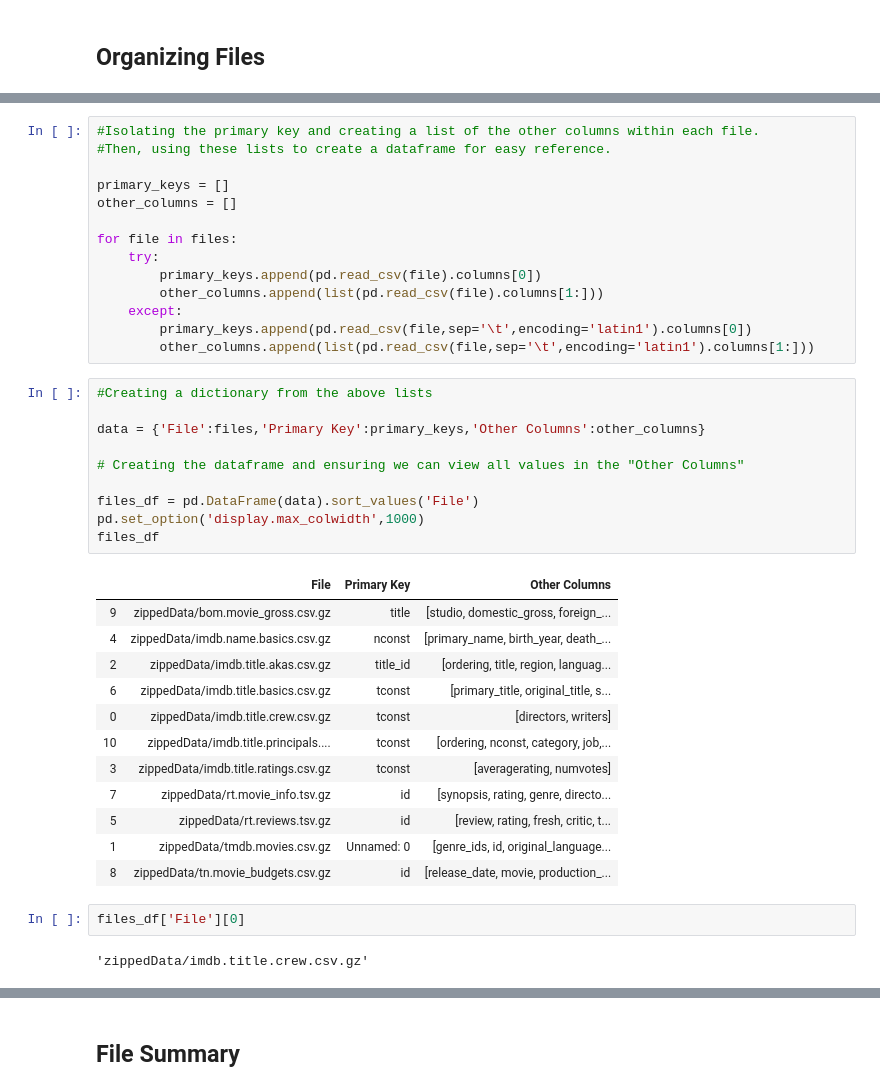
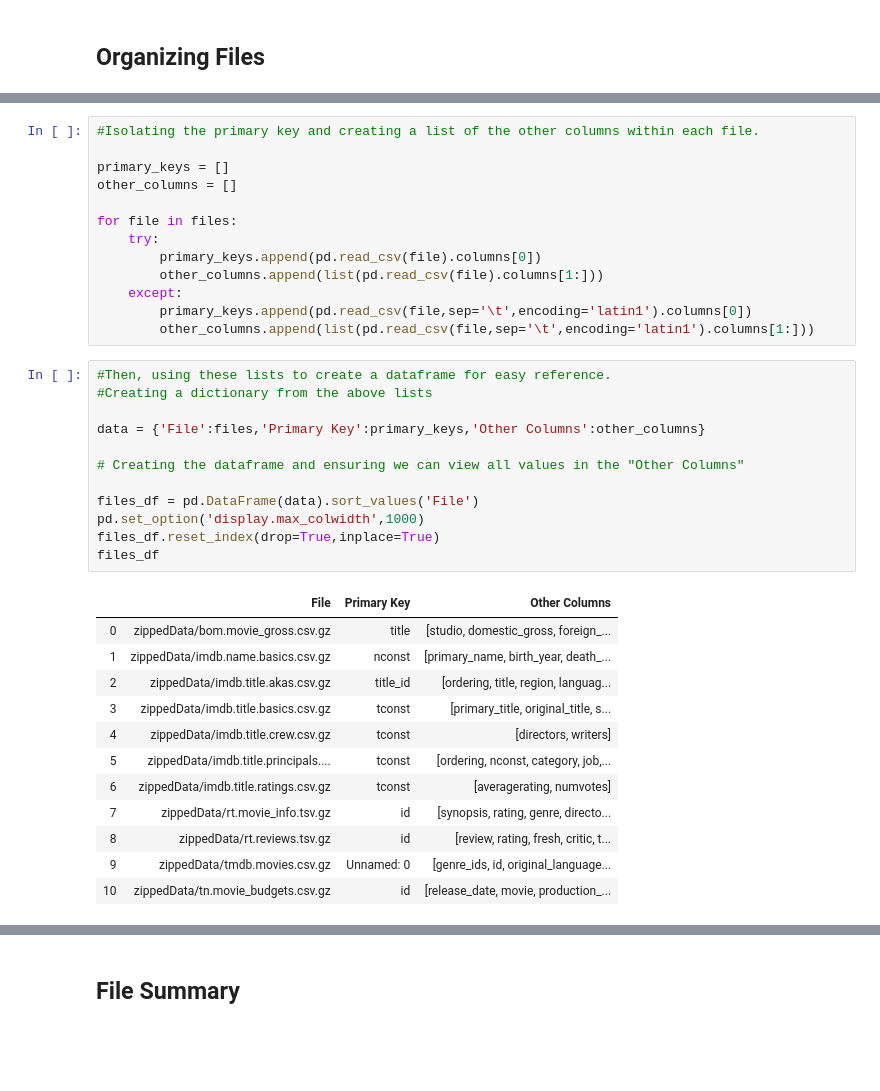
Before and after one commit to miriamsemmar/dsc-mod-1-project-v2-1-onl01-dtsc-pt-041320, a Jupyter notebook: student.ipynb, the cells around one changed output, grey strips where cells are left out. Saved outputs shown, nothing was run; the diff lists cells and outputs as text; blank space fills up the shorter version.

```diff
--- a/student.ipynb
+++ b/student.ipynb
@@ -53,6 +52,5 @@ Summary notes:
 # %%
 #Isolating the primary key and creating a list of the other columns within each file.
-#Then, using these lists to create a dataframe for easy reference.
 
 primary_keys = []
 other_columns = []
@@ -65,29 +63,27 @@ for file in files:
         primary_keys.append(pd.read_csv(file,sep='\t',encoding='latin1').columns[0])
         other_columns.append(list(pd.read_csv(file,sep='\t',encoding='latin1').columns[1:]))
 # %%
+#Then, using these lists to create a dataframe for easy reference.
 #Creating a dictionary from the above lists
 
 data = {'File':files,'Primary Key':primary_keys,'Other Columns':other_columns}
 
 # Creating the dataframe and ensuring we can view all values in the "Other Columns"
 
 files_df = pd.DataFrame(data).sort_values('File')
 pd.set_option('display.max_colwidth',1000)
+files_df.reset_index(drop=True,inplace=True)
 files_df
 # %% [output]
 |  | File | Primary Key | Other Columns |
-| 9 | zippedData/bom.movie_gross.csv.gz | title | [studio, domestic_gross, foreign_... |
-| 4 | zippedData/imdb.name.basics.csv.gz | nconst | [primary_name, birth_year, death_... |
+| 0 | zippedData/bom.movie_gross.csv.gz | title | [studio, domestic_gross, foreign_... |
+| 1 | zippedData/imdb.name.basics.csv.gz | nconst | [primary_name, birth_year, death_... |
 | 2 | zippedData/imdb.title.akas.csv.gz | title_id | [ordering, title, region, languag... |
-| 6 | zippedData/imdb.title.basics.csv.gz | tconst | [primary_title, original_title, s... |
-| 0 | zippedData/imdb.title.crew.csv.gz | tconst | [directors, writers] |
-| 10 | zippedData/imdb.title.principals.... | tconst | [ordering, nconst, category, job,... |
-| 3 | zippedData/imdb.title.ratings.csv.gz | tconst | [averagerating, numvotes] |
+| 3 | zippedData/imdb.title.basics.csv.gz | tconst | [primary_title, original_title, s... |
+| 4 | zippedData/imdb.title.crew.csv.gz | tconst | [directors, writers] |
+| 5 | zippedData/imdb.title.principals.... | tconst | [ordering, nconst, category, job,... |
+| 6 | zippedData/imdb.title.ratings.csv.gz | tconst | [averagerating, numvotes] |
 | 7 | zippedData/rt.movie_info.tsv.gz | id | [synopsis, rating, genre, directo... |
-| 5 | zippedData/rt.reviews.tsv.gz | id | [review, rating, fresh, critic, t... |
-| 1 | zippedData/tmdb.movies.csv.gz | Unnamed: 0 | [genre_ids, id, original_language... |
-| 8 | zippedData/tn.movie_budgets.csv.gz | id | [release_date, movie, production_... |
+| 8 | zippedData/rt.reviews.tsv.gz | id | [review, rating, fresh, critic, t... |
+| 9 | zippedData/tmdb.movies.csv.gz | Unnamed: 0 | [genre_ids, id, original_language... |
+| 10 | zippedData/tn.movie_budgets.csv.gz | id | [release_date, movie, production_... |
-# %%
-files_df['File'][0]
-# %% [output]
-'zippedData/imdb.title.crew.csv.gz'
```
Also changed, not shown: parts of 216 cells of this notebook, 18 other files.
